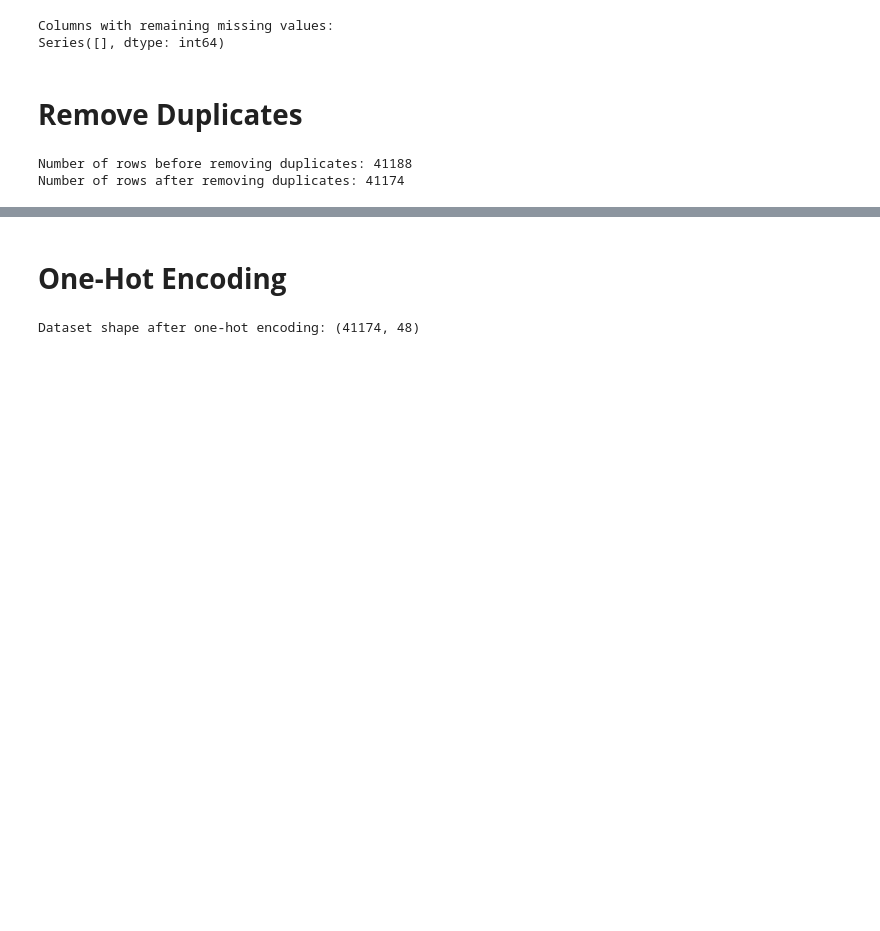
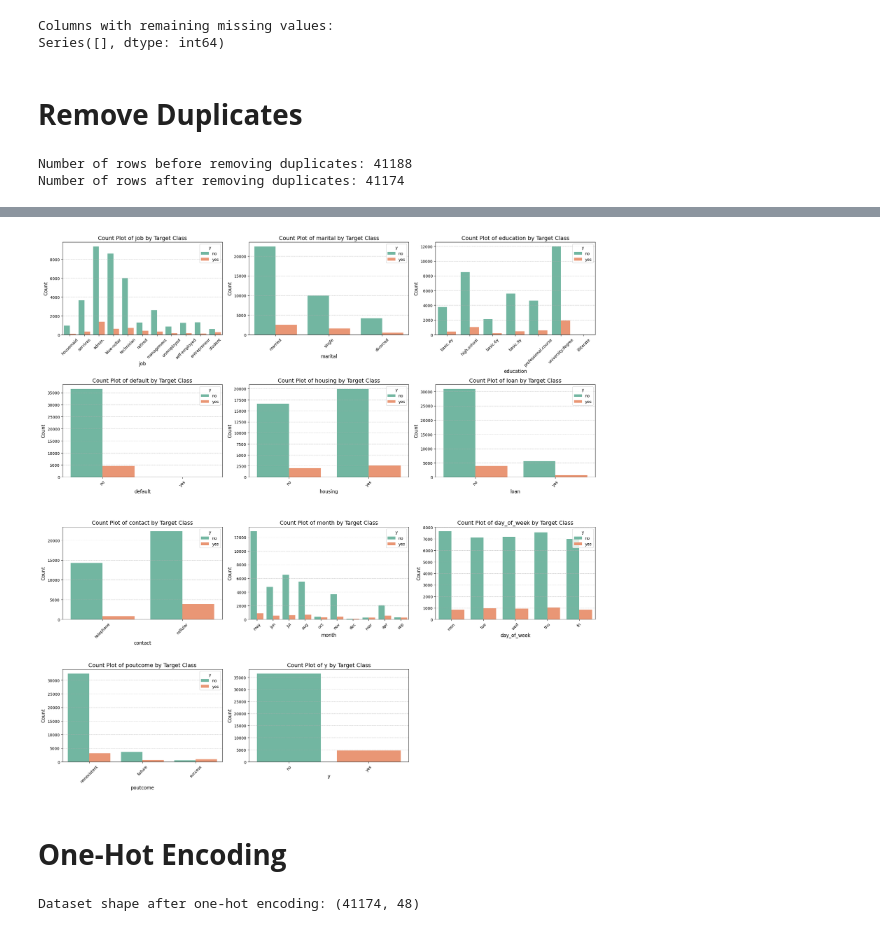
Before and after one commit to mathu3004/Bank_Marketing_MachineLearning_CW, a Jupyter notebook: Bank_Marketing_CM2604.ipynb, the cells around one changed output, grey strips where cells are left out. Cells and saved outputs as stored; diff of their text form; code cells hidden in the pictures; blank space fills up the shorter version.

```diff
--- a/Bank_Marketing_CM2604.ipynb
+++ b/Bank_Marketing_CM2604.ipynb
@@ -237,3 +382,44 @@ Number of rows after removing duplicates: 41174
+# %%
+# Function to plot count bar charts comparing each column with 'y'
+def plot_categorical_counts_with_target(data, categorical_cols, target_col='y', plots_per_row=3):
+    total_plots = len(categorical_cols)
+    rows = math.ceil(total_plots / plots_per_row)  # Calculate required rows
+    fig, axes = plt.subplots(rows, plots_per_row, figsize=(20, 5 * rows))
+    axes = axes.flatten()  # Flatten axes array for easy indexing
+
+    for i, col in enumerate(categorical_cols):
+        ax = axes[i]
+
+        # Create count plot comparing with the target variable
+        sns.countplot(
+            data=data,
+            x=col,
+            hue=target_col,
+            ax=ax,
+            palette="Set2"
+        )
+
+        # Set plot titles and labels
+        ax.set_title(f'Count Plot of {col} by Target Class', fontsize=14)
+        ax.set_xlabel(col, fontsize=12)
+        ax.set_ylabel('Count', fontsize=12)
+        ax.tick_params(axis='x', rotation=45)
+        ax.grid(axis='y', linestyle='--', alpha=0.7)
+
+    # Remove empty subplots
+    for j in range(total_plots, len(axes)):
+        fig.delaxes(axes[j])
+
+    plt.tight_layout()
+    plt.show()
+
+# Identify categorical columns
+categorical_cols = data.select_dtypes(include=['object']).columns
+
+# Plot count bar charts for all categorical columns comparing with the 'y' column
+plot_categorical_counts_with_target(data, categorical_cols, target_col='y')
+# %% [output]
+[figure, added]
 # %% [markdown]
 # **One-Hot Encoding**
 # %%
```
Also changed, not shown: parts of 15 cells of this notebook.
